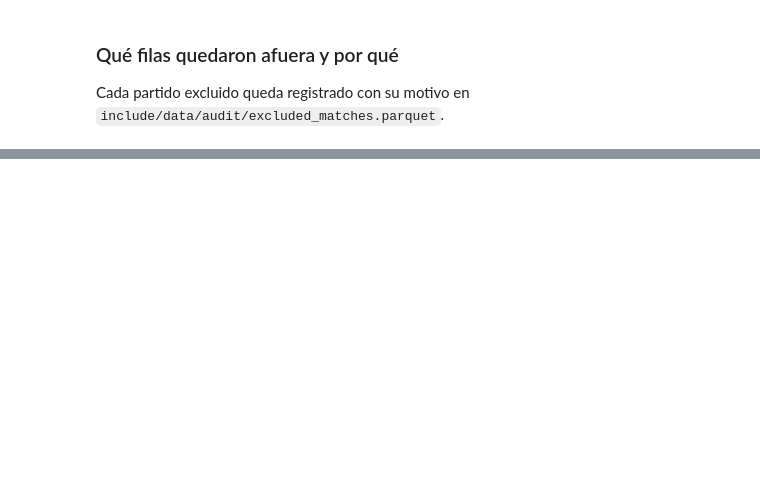
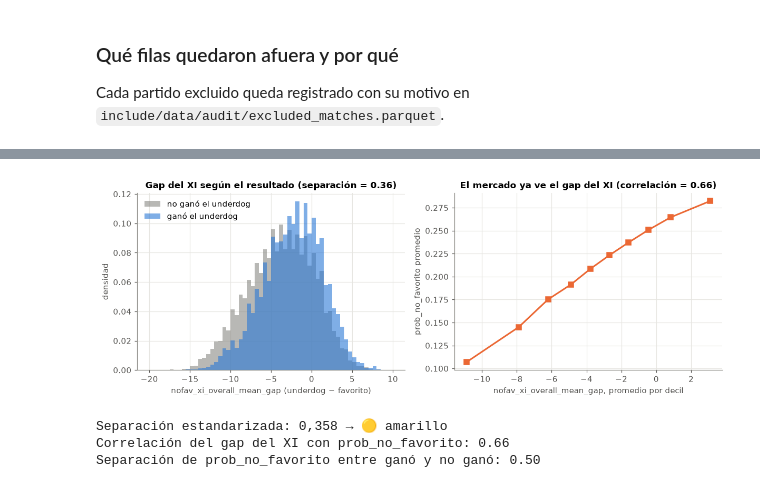
Before and after one commit to MannMatias/UnderDog, a Jupyter notebook: notebooks/entrega_2_eda.ipynb, the cells around one changed output, grey strips where cells are left out. Saved outputs shown, nothing was run; the diff lists cells and outputs as text; code cells hidden in the pictures; blank space fills up the shorter version.

```diff
--- a/notebooks/entrega_2_eda.ipynb
+++ b/notebooks/entrega_2_eda.ipynb
@@ -483,11 +138,0 @@ máx |(gap local-visitante) - (±nofav gap)| = 0.0000
-# %%
-GAPS = [c for c in catalog.FEATURE_COLUMNS if c.endswith("_gap")]
-for metric in catalog.GAP_METRICS:
-    df[f"nivel_underdog_{metric}"] = np.where(df["underdog_local"] == 1, lineups[f"home_{metric}"], lineups[f"away_{metric}"])
-LEVELS = [f"nivel_underdog_{m}" for m in catalog.GAP_METRICS]
-print(f"{len(GAPS)} gaps, {len(LEVELS)} niveles (con el gap, el nivel del underdog define también el del favorito)")
-h4 = compare(df, {
-    "mercado + 16 gaps": (MARKET + GAPS,),
-    "+ 16 niveles": (MARKET + GAPS + LEVELS,),
-})
-h4
@@ -607,0 +278,30 @@ resultado del underdog están solo en `audit/`. El target es exactamente "ganó
+# %%
+y = df[TARGET_COLUMN]
+d_h2 = separacion_estandarizada(df["nofav_xi_overall_mean_gap"], y)
+r_market = correlacion(df["nofav_xi_overall_mean_gap"], df["prob_no_favorito"])
+
+fig, (ax1, ax2) = plt.subplots(1, 2, figsize=(11, 4))
+bins = np.linspace(-20, 10, 61)
+ax1.hist(df.loc[~y, "nofav_xi_overall_mean_gap"], bins=bins, density=True, color=GRAY, alpha=0.6, label="no ganó el underdog")
+ax1.hist(df.loc[y, "nofav_xi_overall_mean_gap"], bins=bins, density=True, color=BLUE, alpha=0.6, label="ganó el underdog")
+ax1.set_title(f"Gap del XI según el resultado (separación = {d_h2:.2f})")
+ax1.set_xlabel("nofav_xi_overall_mean_gap (underdog − favorito)")
+ax1.set_ylabel("densidad")
+ax1.legend(loc="upper left")
+
+deciles = pd.qcut(df["nofav_xi_overall_mean_gap"], 10)
+by_decile = df.groupby(deciles, observed=True).agg(gap=("nofav_xi_overall_mean_gap", "mean"), prob=("prob_no_favorito", "mean"))
+ax2.plot(by_decile["gap"], by_decile["prob"], color=ORANGE, marker="s", markersize=6, linewidth=2)
+ax2.set_title(f"El mercado ya ve el gap del XI (correlación = {r_market:.2f})")
+ax2.set_xlabel("nofav_xi_overall_mean_gap, promedio por decil")
+ax2.set_ylabel("prob_no_favorito promedio")
+plt.tight_layout()
+plt.show()
+print("Separación estandarizada:", semaforo("separacion_estandarizada", d_h2))
+print(f"Correlación del gap del XI con prob_no_favorito: {r_market:.2f}")
+print(f"Separación de prob_no_favorito entre ganó y no ganó: {separacion_estandarizada(df['prob_no_favorito'], y):.2f}")
+# %% [output]
+[figure, added]
+Separación estandarizada: 0,358 → 🟡 amarillo
+Correlación del gap del XI con prob_no_favorito: 0.66
+Separación de prob_no_favorito entre ganó y no ganó: 0.50
```
Also changed, not shown: parts of 62 cells of this notebook, 11 other files.
